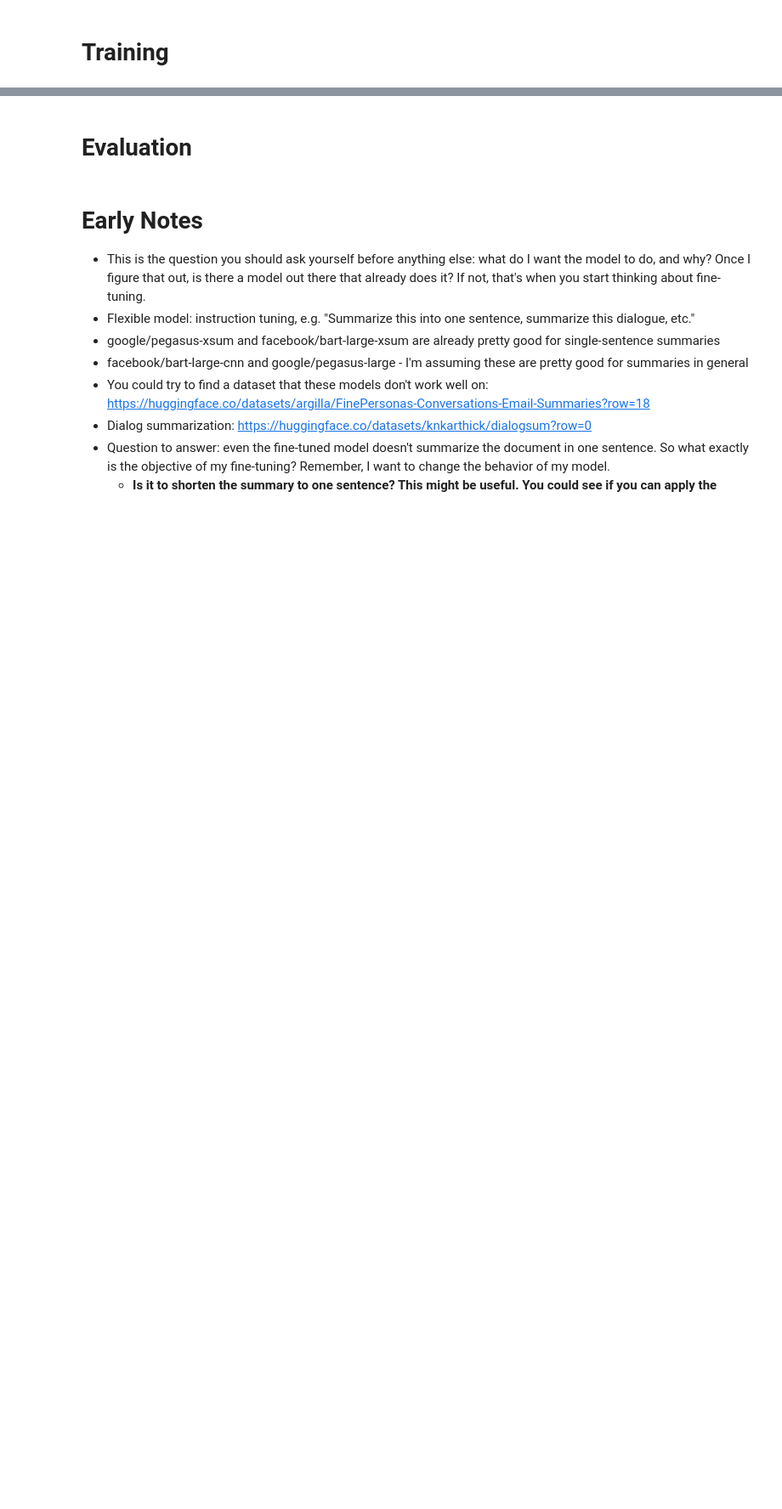
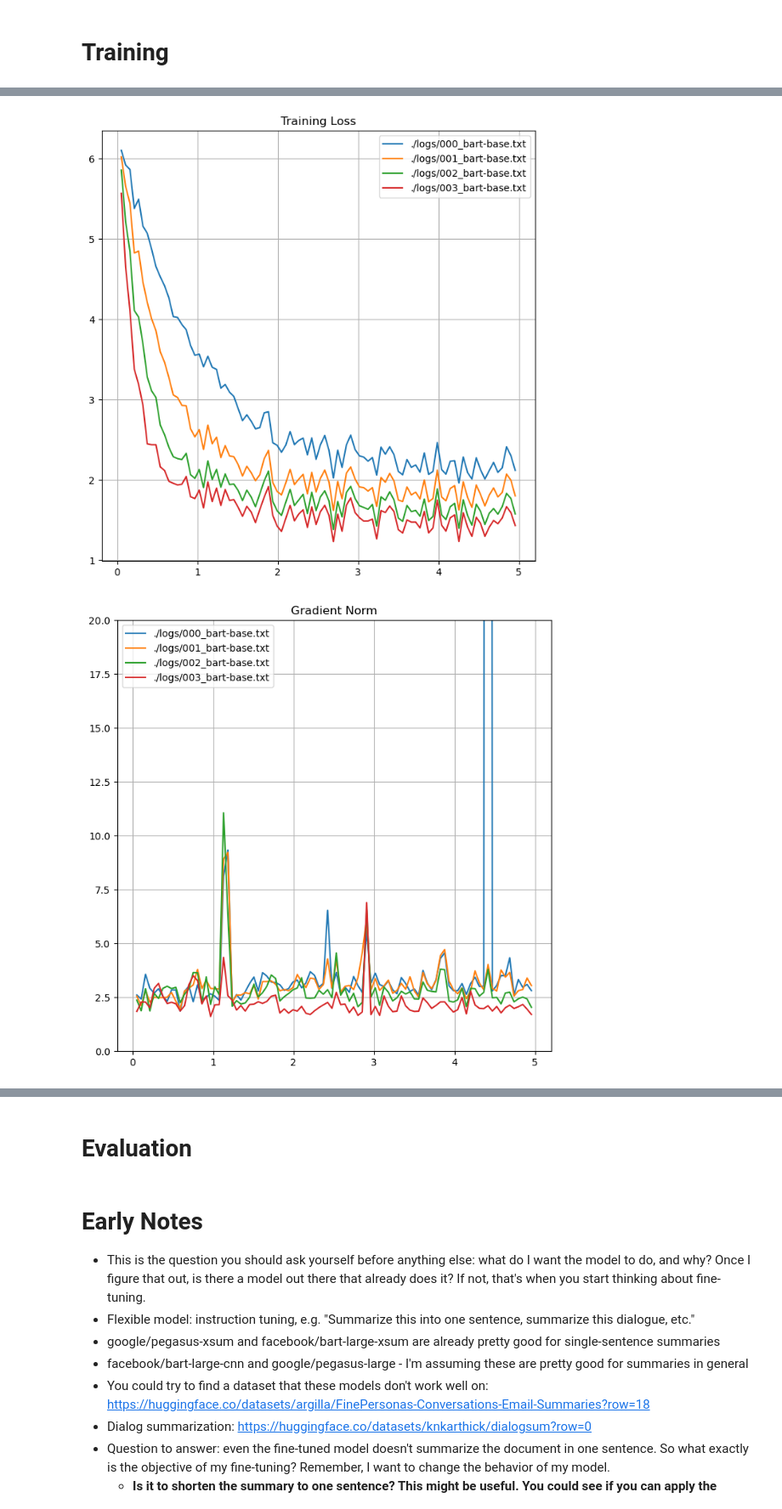
Before and after one commit to rfdspeng/ml_ai_portfolio, a Jupyter notebook: text_summ/text_summ.ipynb, the cells around one changed output, grey strips where cells are left out. Shown at 85% size. Drawn from its saved outputs; the diff is of its cells as text; code cells hidden in the pictures; blank space fills up the shorter version.

```diff
--- a/text_summ/text_summ.ipynb
+++ b/text_summ/text_summ.ipynb
@@ -454,2 +494,80 @@ trainer.train()
 # %%
 torch.cuda.empty_cache()
+# %%
+# Regular expression to capture key-value pairs
+pattern = re.compile(r"'(\w+)': ([\d.e+-]+)")
+fname = './logs/003_bart-base.txt'
+
+fnumbers = list(range(0,4))
+
+fnames = [f"./logs/00{n}_bart-base.txt" for n in fnumbers]
+
+def parse_txt_log(fnames, pattern, plot=True):
+    if plot:
+        fig_tloss = plt.figure(figsize=(8,8))
+        fig_grad_norm = plt.figure(figsize=(8,8))
+        fig_lr = plt.figure(figsize=(8,8))
+
+    for fname in fnames:
+        losses = []
+        grad_norms = []
+        learning_rates = []
+        eval_losses = []
+        epochs = []
+
+        # Read the file and extract values
+        with open(fname, 'r') as file:
+            lines = file.readlines()
+
+            for line in lines:
+                matches = pattern.findall(line)  # Find all key-value pairs in the line
+                data = {key: float(value) for key, value in matches}  # Convert to dictionary
+
+                # Append the values to the respective lists
+                if 'loss' in data:
+                    losses.append(data['loss'])
+
+                    if 'grad_norm' in data:
+                        grad_norms.append(data['grad_norm'])
+                    else:
+                        grad_norms.append(0.0)
+
+                    if 'learning_rate' in data:
+                        learning_rates.append(data['learning_rate'])
+                    else:
+                        learning_rates.append(0.0)
+
+                    epochs.append(data['epoch'])
+
+        if plot:
+            plt.figure(fig_tloss.number)
+            plt.plot(epochs, losses, label=fname)
+
+            plt.figure(fig_grad_norm.number)
+            plt.plot(epochs, grad_norms, label=fname)
+
+            plt.figure(fig_lr.number)
+            plt.plot(epochs, learning_rates, label=fname)
+
+    if plot:
+        plt.figure(fig_tloss.number)
+        plt.title('Training Loss')
+        plt.legend()
+        plt.grid()
+
+        plt.figure(fig_grad_norm.number)
+        plt.title('Gradient Norm')
+        plt.ylim([0, 20])
+        plt.legend()
+        plt.grid()
+
+        plt.figure(fig_lr.number)
+        plt.title('Learning Rate')
+        plt.legend()
+        plt.grid()
+
+
+parse_txt_log(fnames, pattern)
+# %% [output]
+[figure, added]
+[figure, added]
```
Also changed, not shown: parts of 21 cells of this notebook.
